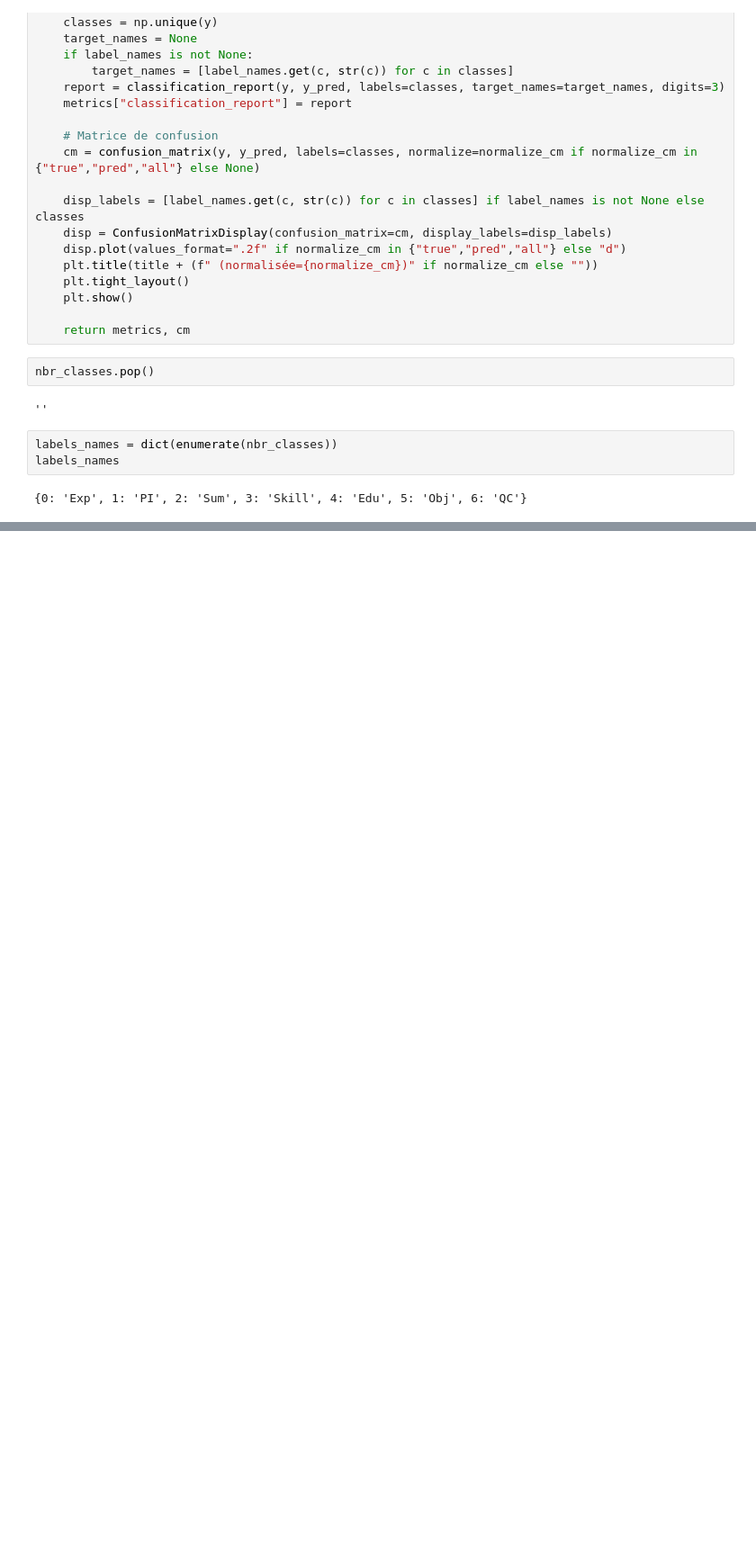
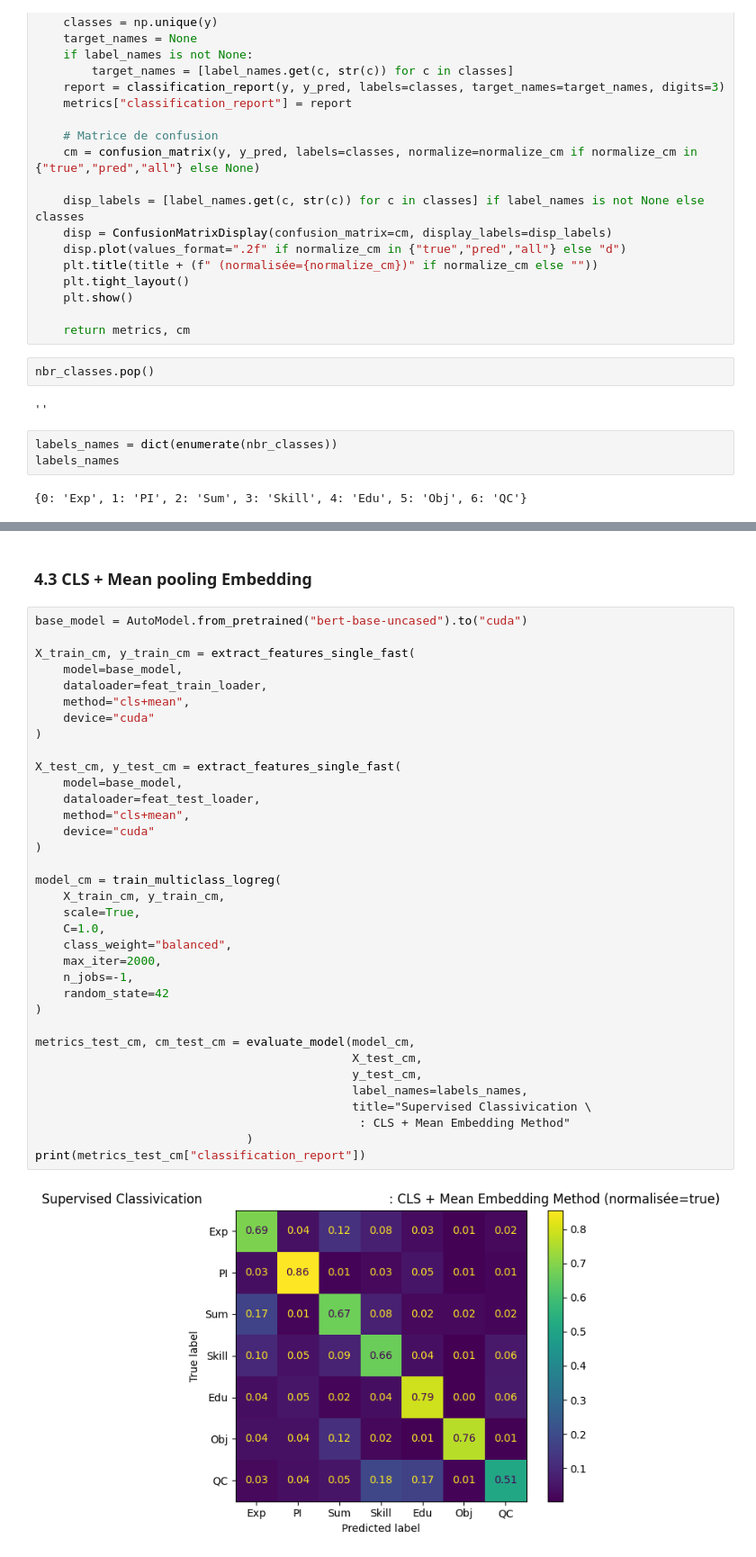
Before and after one commit to Ekliipce/ResumAI, a Jupyter notebook: notebooks/Resume_text_classification.ipynb, the cells around one changed output, grey strips where cells are left out. Shown: that part at 90% size. Saved outputs shown, nothing was run; the diff lists cells and outputs as text; blank space fills up the shorter version.

```diff
--- a/notebooks/Resume_text_classification.ipynb
+++ b/notebooks/Resume_text_classification.ipynb
@@ -680,0 +730,39 @@ weighted avg      0.792     0.713     0.736      6071
+# %% [markdown]
+### 4.3 CLS + Mean pooling Embedding
+# %%
+base_model = AutoModel.from_pretrained("bert-base-uncased").to("cuda")
+
+X_train_cm, y_train_cm = extract_features_single_fast(
+    model=base_model,
+    dataloader=feat_train_loader,
+    method="cls+mean",
+    device="cuda"
+)
+
+X_test_cm, y_test_cm = extract_features_single_fast(
+    model=base_model,
+    dataloader=feat_test_loader,
+    method="cls+mean",
+    device="cuda"
+)
+
+model_cm = train_multiclass_logreg(
+    X_train_cm, y_train_cm,
+    scale=True,
+    C=1.0,
+    class_weight="balanced",
+    max_iter=2000,
+    n_jobs=-1,
+    random_state=42
+)
+
+metrics_test_cm, cm_test_cm = evaluate_model(model_cm,
+                                             X_test_cm,
+                                             y_test_cm,
+                                             label_names=labels_names,
+                                             title="Supervised Classivication \
+                                              : CLS + Mean Embedding Method"
+                              )
+print(metrics_test_cm["classification_report"])
+# %% [output]
+[figure, added]
```
Also changed, not shown: parts of 7 cells of this notebook.
